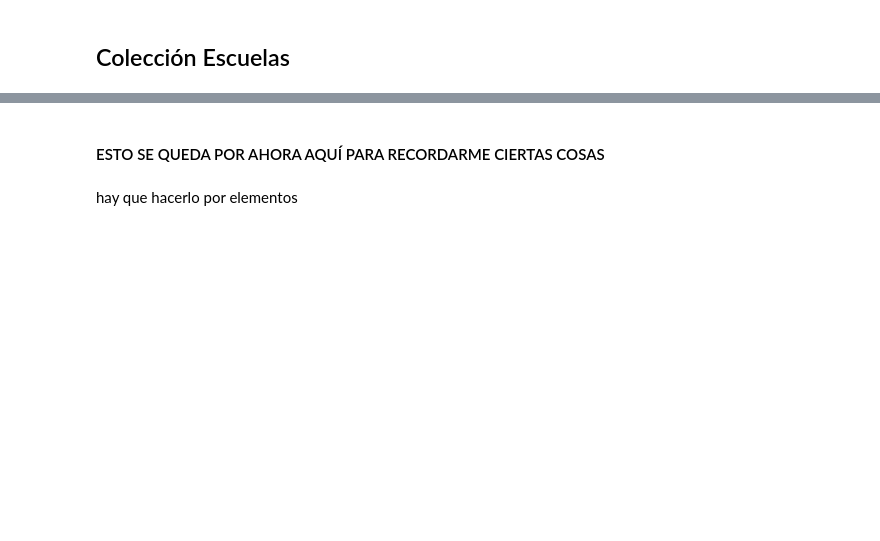
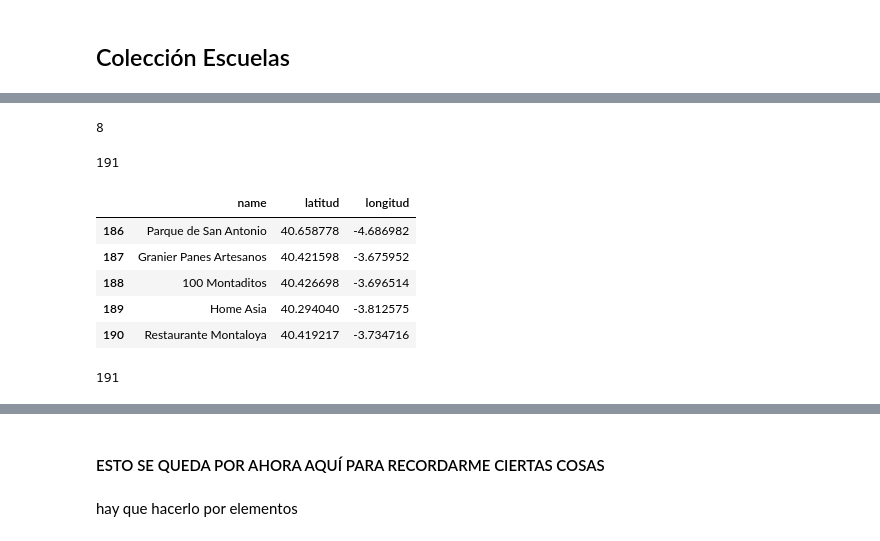
Before and after one commit to as-Solo/Proyecto_Ubicacion, a Jupyter notebook: notebooks/03_Creacion_colecciones_ciudades.ipynb, the cells around one changed output, grey strips where cells are left out. Saved outputs shown, nothing was run; the diff lists cells and outputs as text; code cells hidden in the pictures; blank space fills up the shorter version.

```diff
--- a/notebooks/03_Creacion_colecciones_ciudades.ipynb
+++ b/notebooks/03_Creacion_colecciones_ciudades.ipynb
@@ -194,25 +192,11 @@ client_id= tok1,
 client_secret= tok2,
 v='20180323',
 ll='40.42741669687324,-3.7042628540907128',
-query='school',
-limit=3000
-)     # instituto
+radius = 100000,
+query = 'educacion',
+limit = 1000
+)     # instituto   school     colegio     escuela
 # %%
 resp = requests.get(url= url, params = params).json()
 # %%
 data = resp.get("response").get("groups")[0].get("items")
-# %%
-def getFromDict(diccionario,mapa):
-    return reduce(operator.getitem,mapa,diccionario)
-
-mapa_nombre =  ["venue", "name"]
-mapa_latitud = ["venue", "location", "lat"]
-mapa_longitud = ["venue", "location", "lng"]
-
-escuelas_madrid = []
-for dic in data:
-    paralista = {}
-    paralista["name"] = getFromDict(dic, mapa_nombre)
-    paralista["latitud"]= getFromDict(dic, mapa_latitud)
-    paralista["longitud"] = getFromDict(dic,mapa_longitud)
-    escuelas_madrid.append(paralista)
@@ -296,0 +203,4 @@ df.to_json("../data/starbucks_madrid_col.json", orient="records")
+# %%
+len(data)
+# %% [output]
+8
@@ -296,0 +222,15 @@ df.to_json("../data/starbucks_madrid_col.json", orient="records")
+# %%
+len(escuelas_madrid)
+# %% [output]
+191
+# %%
+colegios_mad = pd.DataFrame(escuelas_madrid)
+# %%
+colegios_mad.tail()
+# %% [output]
+|  | name | latitud | longitud |
+| 186 | Parque de San Antonio | 40.658778 | -4.686982 |
+| 187 | Granier Panes Artesanos | 40.421598 | -3.675952 |
+| 188 | 100 Montaditos | 40.426698 | -3.696514 |
+| 189 | Home Asia | 40.294040 | -3.812575 |
+| 190 | Restaurante Montaloya | 40.419217 | -3.734716 |
@@ -296,0 +239,4 @@ df.to_json("../data/starbucks_madrid_col.json", orient="records")
+# %%
+len(lista_colegios)
+# %% [output]
+191
```
Also changed, not shown: parts of 137 cells of this notebook, 15 other files.
